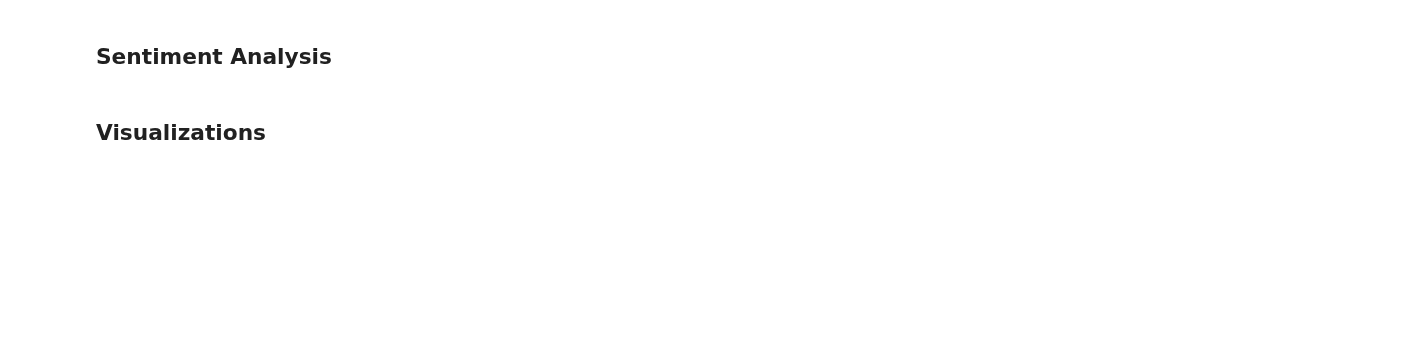
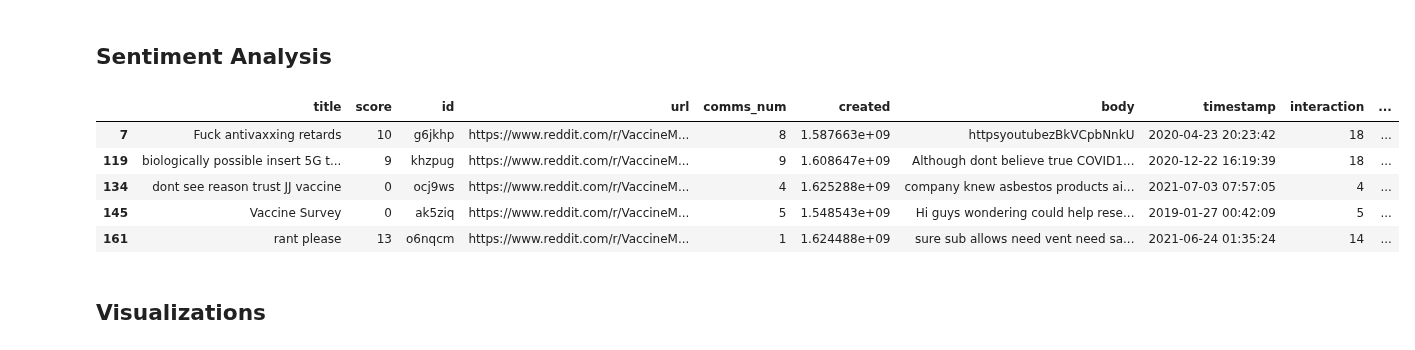
Before and after one commit to ReproTeach/final-project-cc-final-project, a Jupyter notebook: final_project.ipynb, the cells around one changed output. Drawn from its saved outputs; the diff is of its cells as text; code cells hidden in the pictures; blank space fills up the shorter version.

```diff
--- a/final_project.ipynb
+++ b/final_project.ipynb
@@ -157,6 +170,15 @@ df['body_sentiment'] = df['body'].apply(lambda x: sia.polarity_scores(x)['compou
 # %%
 # Calculate sentiment scores for title
 df['title_sentiment'] = df['title'].apply(lambda x: sia.polarity_scores(x)['compound'])
+# %%
+df.head()
+# %% [output]
+|  | title | score | id | url | comms_num | created | body | timestamp | interaction | ... |
+| 7 | Fuck antivaxxing retards | 10 | g6jkhp | https://www.reddit.com/r/VaccineM... | 8 | 1.587663e+09 | httpsyoutubezBkVCpbNnkU | 2020-04-23 20:23:42 | 18 | ... |
+| 119 | biologically possible insert 5G t... | 9 | khzpug | https://www.reddit.com/r/VaccineM... | 9 | 1.608647e+09 | Although dont believe true COVID1... | 2020-12-22 16:19:39 | 18 | ... |
+| 134 | dont see reason trust JJ vaccine | 0 | ocj9ws | https://www.reddit.com/r/VaccineM... | 4 | 1.625288e+09 | company knew asbestos products ai... | 2021-07-03 07:57:05 | 4 | ... |
+| 145 | Vaccine Survey | 0 | ak5ziq | https://www.reddit.com/r/VaccineM... | 5 | 1.548543e+09 | Hi guys wondering could help rese... | 2019-01-27 00:42:09 | 5 | ... |
+| 161 | rant please | 13 | o6nqcm | https://www.reddit.com/r/VaccineM... | 1 | 1.624488e+09 | sure sub allows need vent need sa... | 2021-06-24 01:35:24 | 14 | ... |
 # %% [markdown]
 ## Visualizations
 # %%
```
Also changed, not shown: parts of 19 cells of this notebook.
